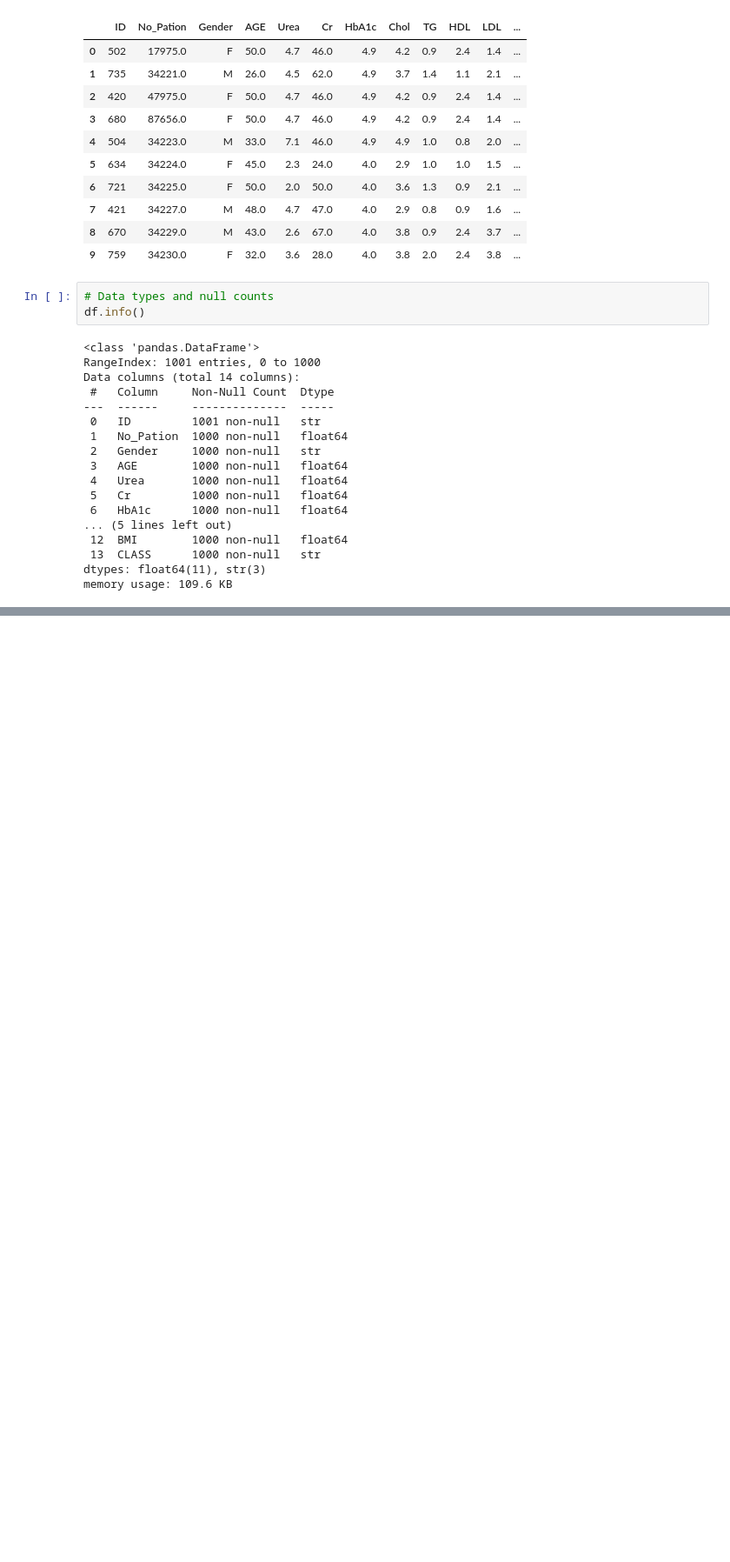
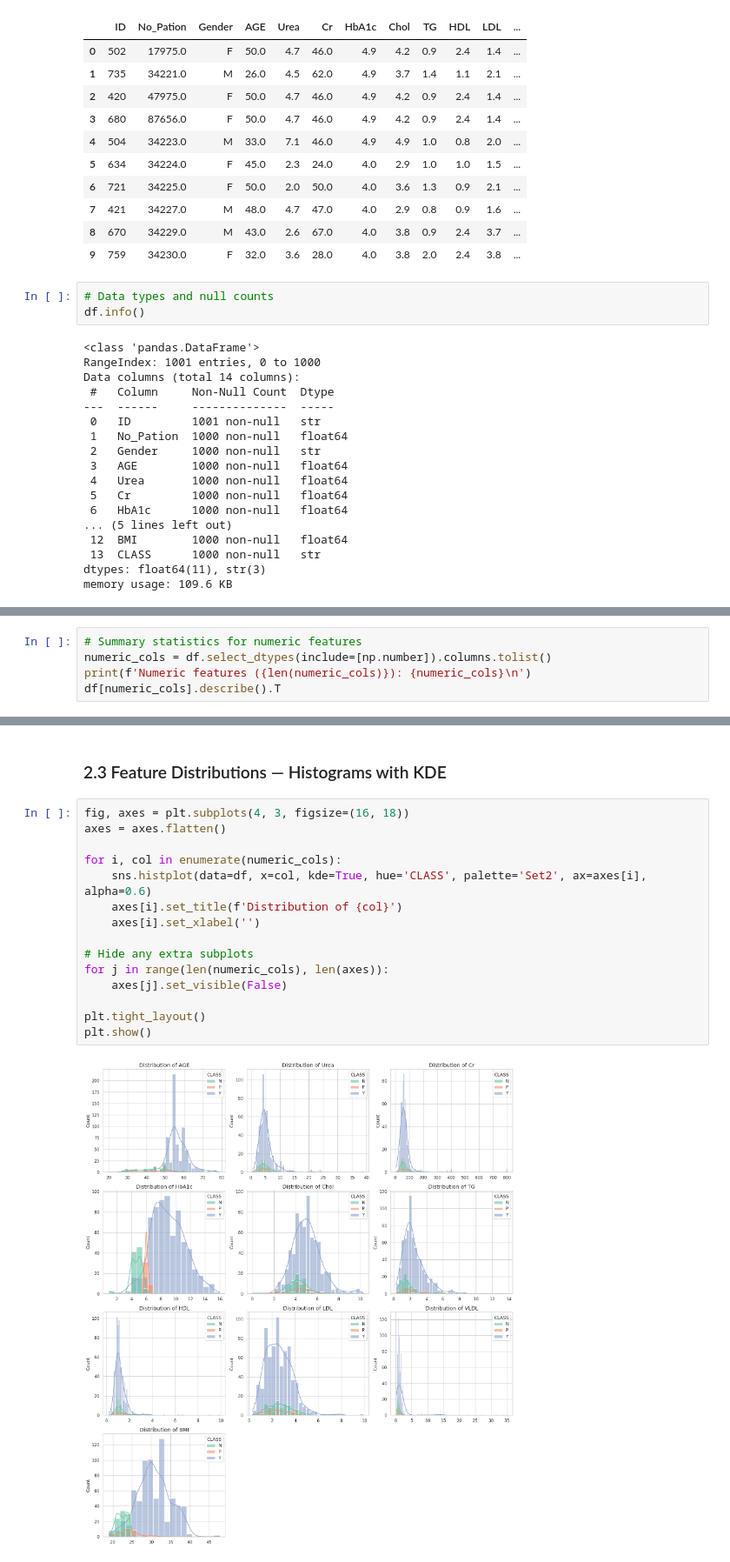
Before and after one commit to Aananda-giri/scripts, a Jupyter notebook: classification/classification_notebook.ipynb, the cells around one changed output, grey strips where cells are left out. Shown at 87% size. Cells and saved outputs as stored; diff of their text form; blank space fills up the shorter version.

```diff
--- a/classification/classification_notebook.ipynb
+++ b/classification/classification_notebook.ipynb
@@ -179,0 +230,5 @@ Length: 4, dtype: str
+# %%
+# Summary statistics for numeric features
+numeric_cols = df.select_dtypes(include=[np.number]).columns.tolist()
+print(f'Numeric features ({len(numeric_cols)}): {numeric_cols}\n')
+df[numeric_cols].describe().T
@@ -179,0 +248,19 @@ Length: 4, dtype: str
+# %% [markdown]
+### 2.3 Feature Distributions — Histograms with KDE
+# %%
+fig, axes = plt.subplots(4, 3, figsize=(16, 18))
+axes = axes.flatten()
+
+for i, col in enumerate(numeric_cols):
+    sns.histplot(data=df, x=col, kde=True, hue='CLASS', palette='Set2', ax=axes[i], alpha=0.6)
+    axes[i].set_title(f'Distribution of {col}')
+    axes[i].set_xlabel('')
+
+# Hide any extra subplots
+for j in range(len(numeric_cols), len(axes)):
+    axes[j].set_visible(False)
+
+plt.tight_layout()
+plt.show()
+# %% [output]
+[figure, added]
```
Also changed, not shown: parts of 32 cells of this notebook.
